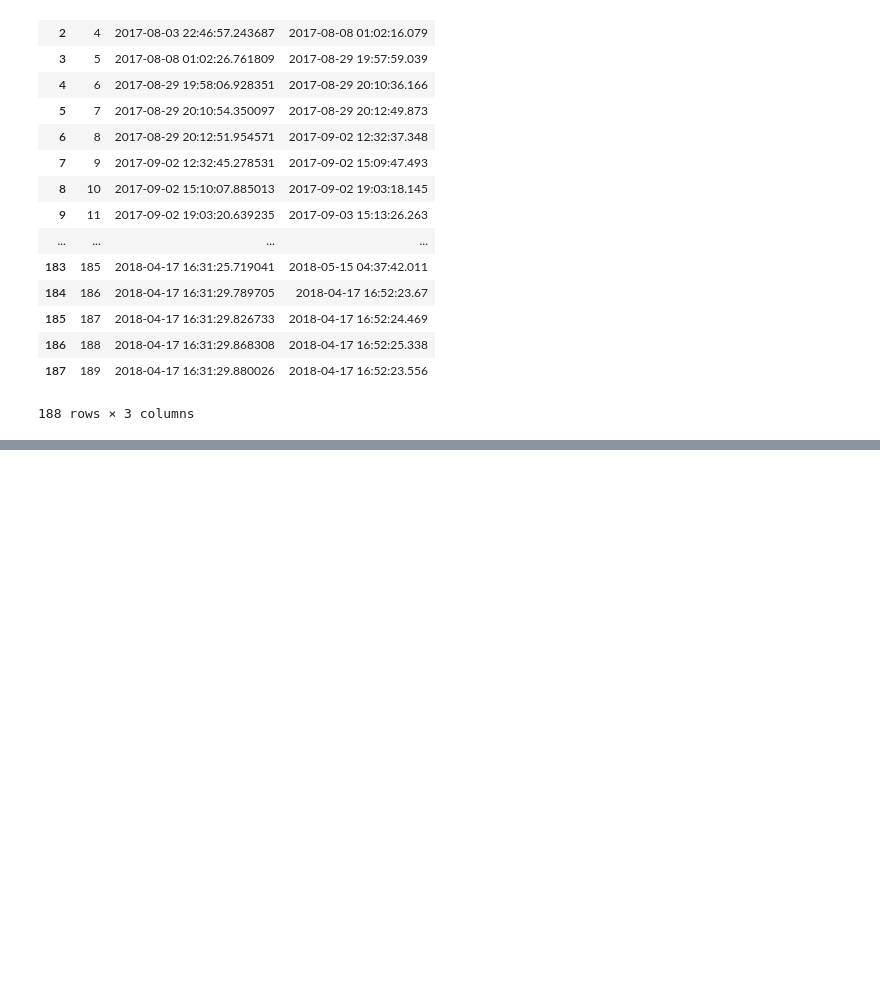
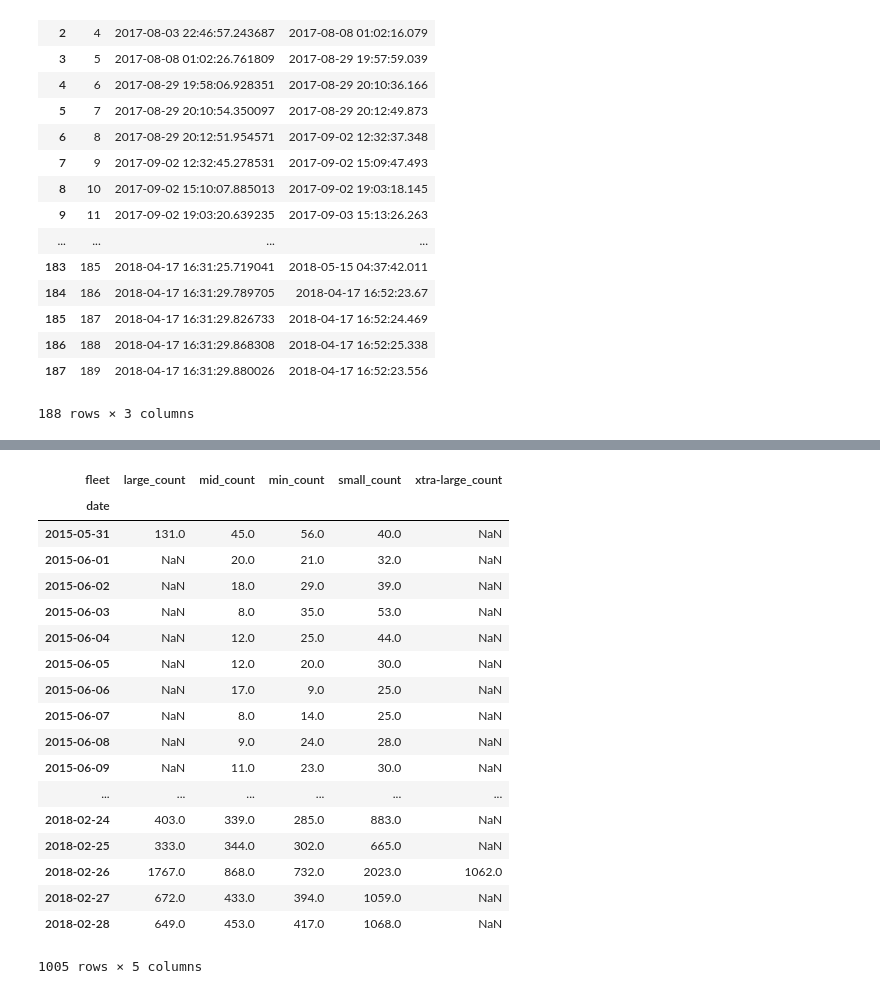
Before and after one commit to Kalinga/DS, a Jupyter notebook: Task1.ipynb, the cells around one changed output, grey strips where cells are left out. Drawn from its saved outputs; the diff is of its cells as text; code cells hidden in the pictures; blank space fills up the shorter version.

```diff
--- a/Task1.ipynb
+++ b/Task1.ipynb
@@ -50,0 +290,22 @@ events_data
+# %%
+fleet_seggregated_unstack
+# %% [output]
+| fleet | large_count | mid_count | min_count | small_count | xtra-large_count |
+| date |  |  |  |  |  |
+| 2015-05-31 | 131.0 | 45.0 | 56.0 | 40.0 | NaN |
+| 2015-06-01 | NaN | 20.0 | 21.0 | 32.0 | NaN |
+| 2015-06-02 | NaN | 18.0 | 29.0 | 39.0 | NaN |
+| 2015-06-03 | NaN | 8.0 | 35.0 | 53.0 | NaN |
+| 2015-06-04 | NaN | 12.0 | 25.0 | 44.0 | NaN |
+| 2015-06-05 | NaN | 12.0 | 20.0 | 30.0 | NaN |
+| 2015-06-06 | NaN | 17.0 | 9.0 | 25.0 | NaN |
+| 2015-06-07 | NaN | 8.0 | 14.0 | 25.0 | NaN |
+| 2015-06-08 | NaN | 9.0 | 24.0 | 28.0 | NaN |
+| 2015-06-09 | NaN | 11.0 | 23.0 | 30.0 | NaN |
+| ... | ... | ... | ... | ... | ... |
+| 2018-02-24 | 403.0 | 339.0 | 285.0 | 883.0 | NaN |
+| 2018-02-25 | 333.0 | 344.0 | 302.0 | 665.0 | NaN |
+| 2018-02-26 | 1767.0 | 868.0 | 732.0 | 2023.0 | 1062.0 |
+| 2018-02-27 | 672.0 | 433.0 | 394.0 | 1059.0 | NaN |
+| 2018-02-28 | 649.0 | 453.0 | 417.0 | 1068.0 | NaN |
+1005 rows × 5 columns
```
Also changed, not shown: parts of 32 cells of this notebook, 1 other file.
